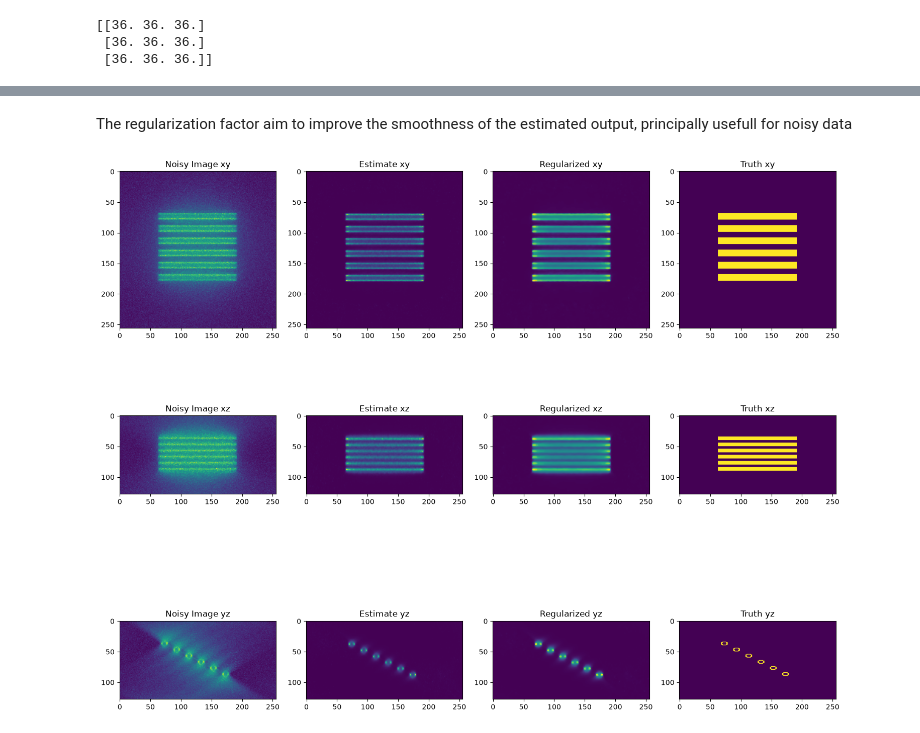
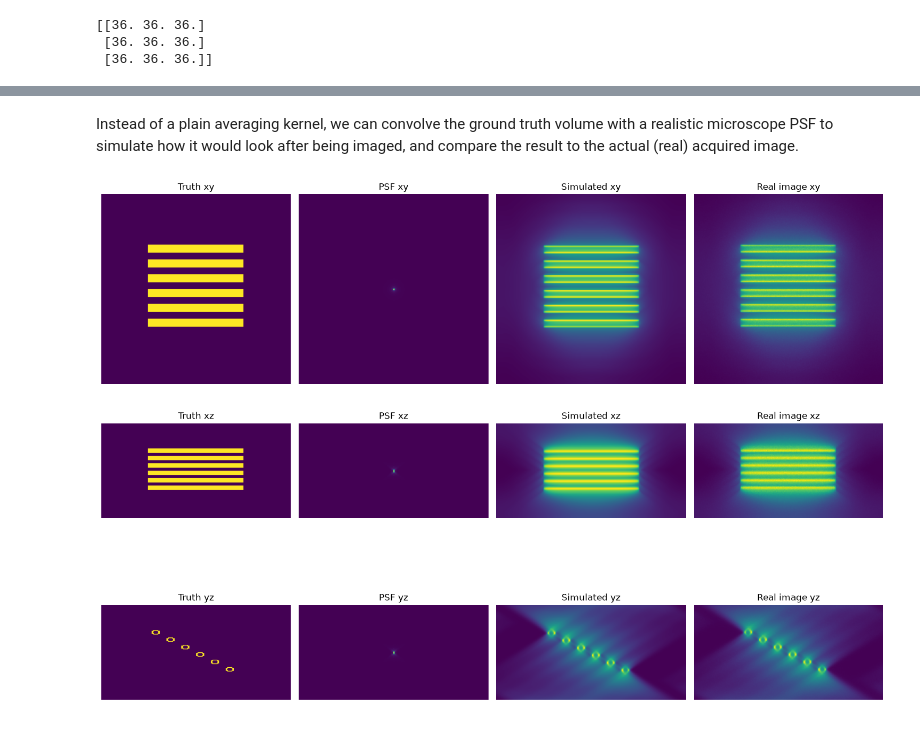
Before and after one commit to clEsperanto/pyclesperanto, a Jupyter notebook: docs/demos/examples/image_deconvolution.ipynb, the cells around one changed output, grey strips where cells are left out. Saved outputs shown, nothing was run; the diff lists cells and outputs as text; code cells hidden in the pictures.

```diff
--- a/docs/demos/examples/image_deconvolution.ipynb
+++ b/docs/demos/examples/image_deconvolution.ipynb
@@ -237,48 +105,11 @@ plt.show()
-# %% [markdown]
-The regularization factor aim to improve the smoothness of the estimated output, principally usefull for noisy data
-# %%
-# deconvolution
-input_gpu = cle.push(im_noise)
-kernel_gpu = cle.push(psf)
-
-output_gpu = cle.fft.deconvolve(input_gpu, kernel_gpu, None, None, 100, 0)
-output_gpu_reg = cle.fft.deconvolve(input_gpu, kernel_gpu, None, None, 100, 0.004)
-out = cle.pull(output_gpu)
-out_reg = cle.pull(output_gpu_reg)
-
-
-fig, axs = plt.subplots(3,4, figsize=(15,13))
-ax = axs.ravel()
-
-ax[0].imshow(im_noise.max(axis=0))
-ax[0].set_title('Noisy Image xy')
-ax[4].imshow(im_noise.max(axis=1))
-ax[4].set_title('Noisy Image xz')
-ax[8].imshow(im_noise.max(axis=2))
-ax[8].set_title('Noisy Image yz')
-
-ax[1].imshow(out.max(axis=0))
-ax[1].set_title('Estimate xy')
-ax[5].imshow(out.max(axis=1))
-ax[5].set_title('Estimate xz')
-ax[9].imshow(out.max(axis=2))
-ax[9].set_title('Estimate yz')
-
-ax[2].imshow(out_reg.max(axis=0))
-ax[2].set_title('Regularized xy')
-ax[6].imshow(out_reg.max(axis=1))
-ax[6].set_title('Regularized xz')
-ax[10].imshow(out_reg.max(axis=2))
-ax[10].set_title('Regularized yz')
-
-ax[3].imshow(truth.max(axis=0))
-ax[3].set_title('Truth xy')
-ax[7].imshow(truth.max(axis=1))
-ax[7].set_title('Truth xz')
-ax[11].imshow(truth.max(axis=2))
-ax[11].set_title('Truth yz')
-
-plt.tight_layout()
-plt.show()
-# %% [output]
-[figure, removed]
+# %% [markdown]
+Instead of a plain averaging kernel, we can convolve the ground truth volume with a
+realistic microscope PSF to simulate how it would look after being imaged, and compare
+the result to the actual (real) acquired image.
+# %%
+output_gpu = cle.fft.convolve(cle.push(truth), cle.push(psf), None, correlate=False)
+output_np = cle.pull(output_gpu)
+
+show_mips([truth, psf, output_np, image], ['Truth', 'PSF', 'Simulated', 'Real image'])
+# %% [output]
+[figure, added]
```
Also changed, not shown: parts of 22 cells of this notebook, 6 other files.
